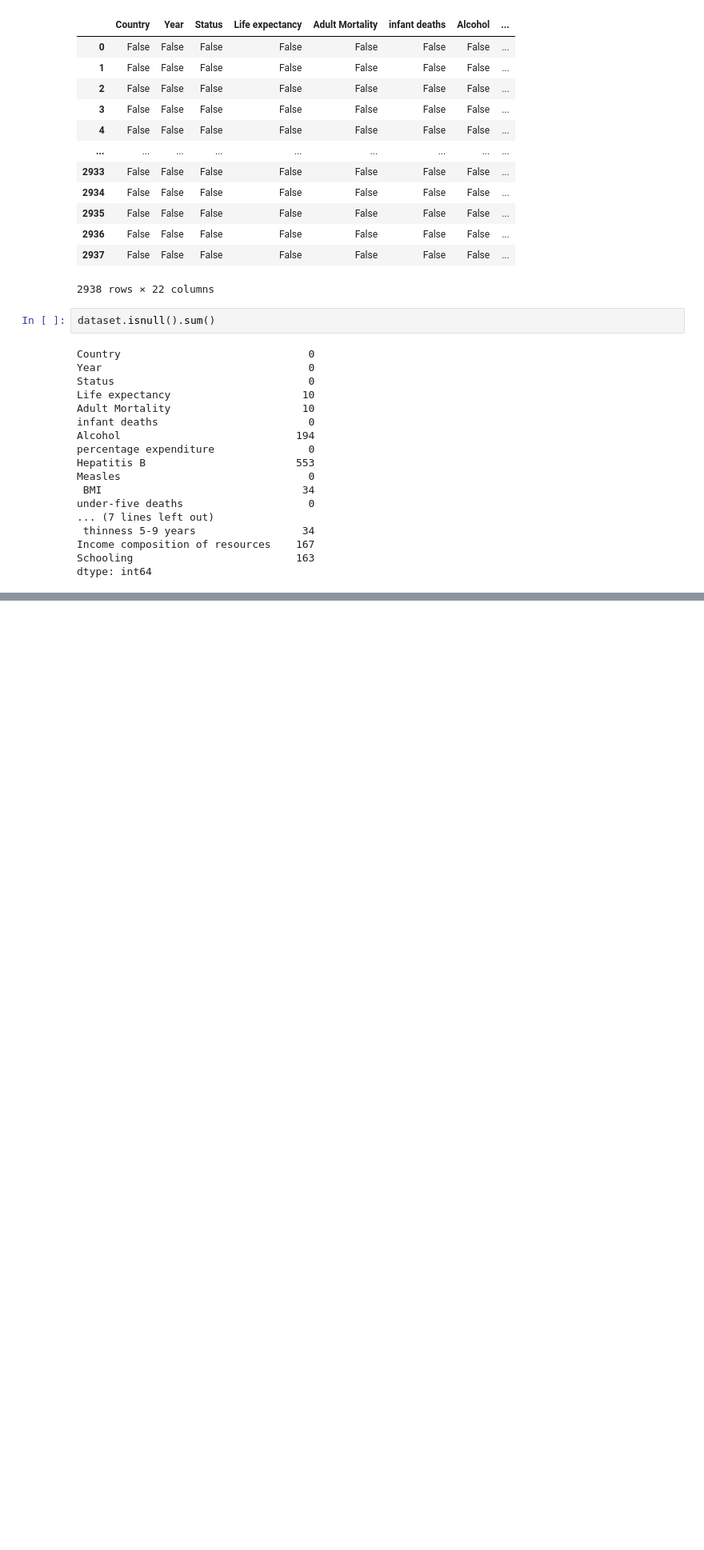
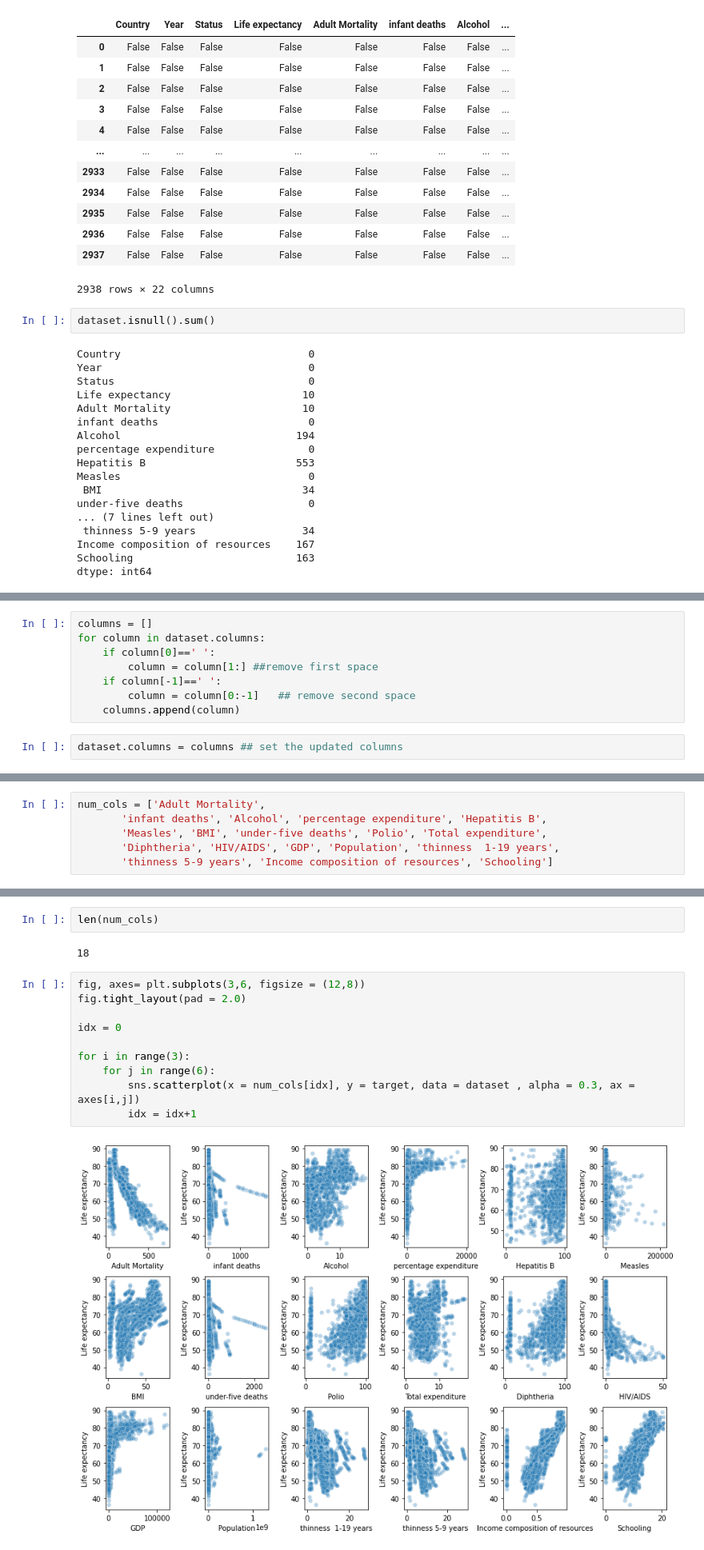
Before and after one commit to Dibieoluchi/main_life_expentancy_data_analysis, a Jupyter notebook: exploratory_data_analysis.ipynb, the cells around one changed output, grey strips where cells are left out. Shown at 80% size. Saved outputs shown, nothing was run; the diff lists cells and outputs as text; blank space fills up the shorter version.

```diff
--- a/exploratory_data_analysis.ipynb
+++ b/exploratory_data_analysis.ipynb
@@ -121,0 +164,10 @@ median
+# %%
+columns = []
+for column in dataset.columns:
+    if column[0]==' ':
+        column = column[1:] ##remove first space
+    if column[-1]==' ':
+        column = column[0:-1]   ## remove second space
+    columns.append(column)
+# %%
+dataset.columns = columns ## set the updated columns
@@ -121,0 +207,6 @@ median
+# %%
+num_cols = ['Adult Mortality',
+       'infant deaths', 'Alcohol', 'percentage expenditure', 'Hepatitis B',
+       'Measles', 'BMI', 'under-five deaths', 'Polio', 'Total expenditure',
+       'Diphtheria', 'HIV/AIDS', 'GDP', 'Population', 'thinness  1-19 years',
+       'thinness 5-9 years', 'Income composition of resources', 'Schooling']
@@ -121,0 +239,16 @@ median
+# %%
+len(num_cols)
+# %% [output]
+18
+# %%
+fig, axes= plt.subplots(3,6, figsize = (12,8))
+fig.tight_layout(pad = 2.0)
+
+idx = 0
+
+for i in range(3):
+    for j in range(6):
+        sns.scatterplot(x = num_cols[idx], y = target, data = dataset , alpha = 0.3, ax = axes[i,j])
+        idx = idx+1
+# %% [output]
+[figure, added]
```
Also changed, not shown: parts of 32 cells of this notebook.
